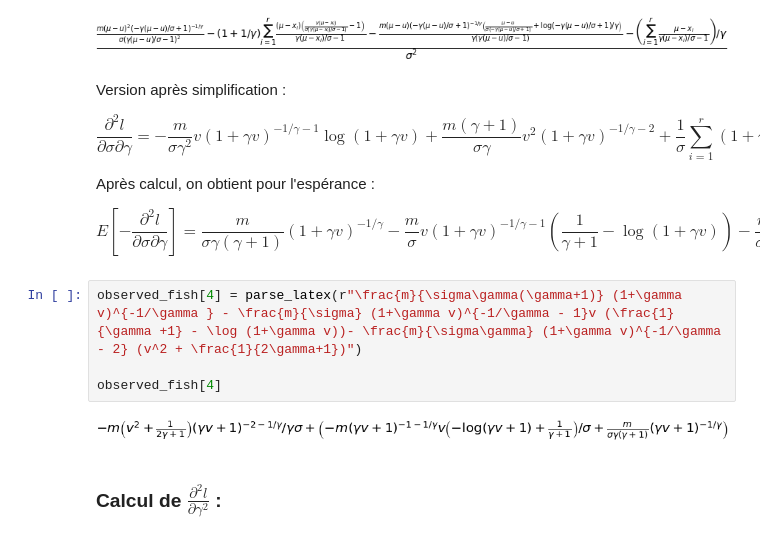
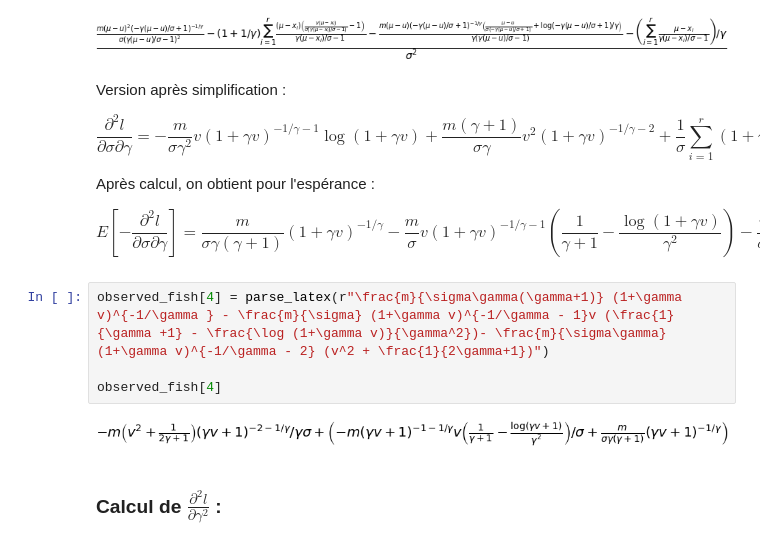
Before and after one commit to TheoMoins/ExtremesPyMC, a Jupyter notebook: main.ipynb, the cells around one changed output. Drawn from its saved outputs; the diff is of its cells as text.

```diff
--- a/main.ipynb
+++ b/main.ipynb
@@ -274,15 +274,15 @@ Après calcul, on obtient pour l'espérance :
 $$
 E\left[-\frac{\partial^2 l}{\partial \sigma \partial \gamma} \right] =
 \frac{m}{\sigma\gamma(\gamma+1)} (1+\gamma v)^{-1/\gamma }
-- \frac{m}{\sigma} v (1+\gamma v)^{-1/\gamma - 1} \left(\frac{1}{\gamma +1} - \log (1+\gamma v)\right)
+- \frac{m}{\sigma} v (1+\gamma v)^{-1/\gamma - 1} \left(\frac{1}{\gamma +1} - \frac{\log (1+\gamma v)}{\gamma^2}\right)
 - \frac{m}{\sigma\gamma} (1+\gamma v)^{-1/\gamma - 2} \left(v^2 + \frac{1}{2\gamma+1}\right)
 $$
 # %%
-observed_fish[4] = parse_latex(r"\frac{m}{\sigma\gamma(\gamma+1)} (1+\gamma v)^{-1/\gamma } - \frac{m}{\sigma} (1+\gamma v)^{-1/\gamma - 1}v (\frac{1}{\gamma +1} - \log (1+\gamma v))- \frac{m}{\sigma\gamma} (1+\gamma v)^{-1/\gamma - 2} (v^2 + \frac{1}{2\gamma+1})")
+observed_fish[4] = parse_latex(r"\frac{m}{\sigma\gamma(\gamma+1)} (1+\gamma v)^{-1/\gamma } - \frac{m}{\sigma} (1+\gamma v)^{-1/\gamma - 1}v (\frac{1}{\gamma +1} - \frac{\log (1+\gamma v)}{\gamma^2})- \frac{m}{\sigma\gamma} (1+\gamma v)^{-1/\gamma - 2} (v^2 + \frac{1}{2\gamma+1})")
 
 observed_fish[4]
 # %% [output]
-[figure, old version]
+[figure, new version]
 # %% [markdown]
 ### Calcul de $\frac{\partial^2 l}{\partial\gamma^2}$ :
 # %%
```
Also changed, not shown: parts of 3 cells of this notebook.
